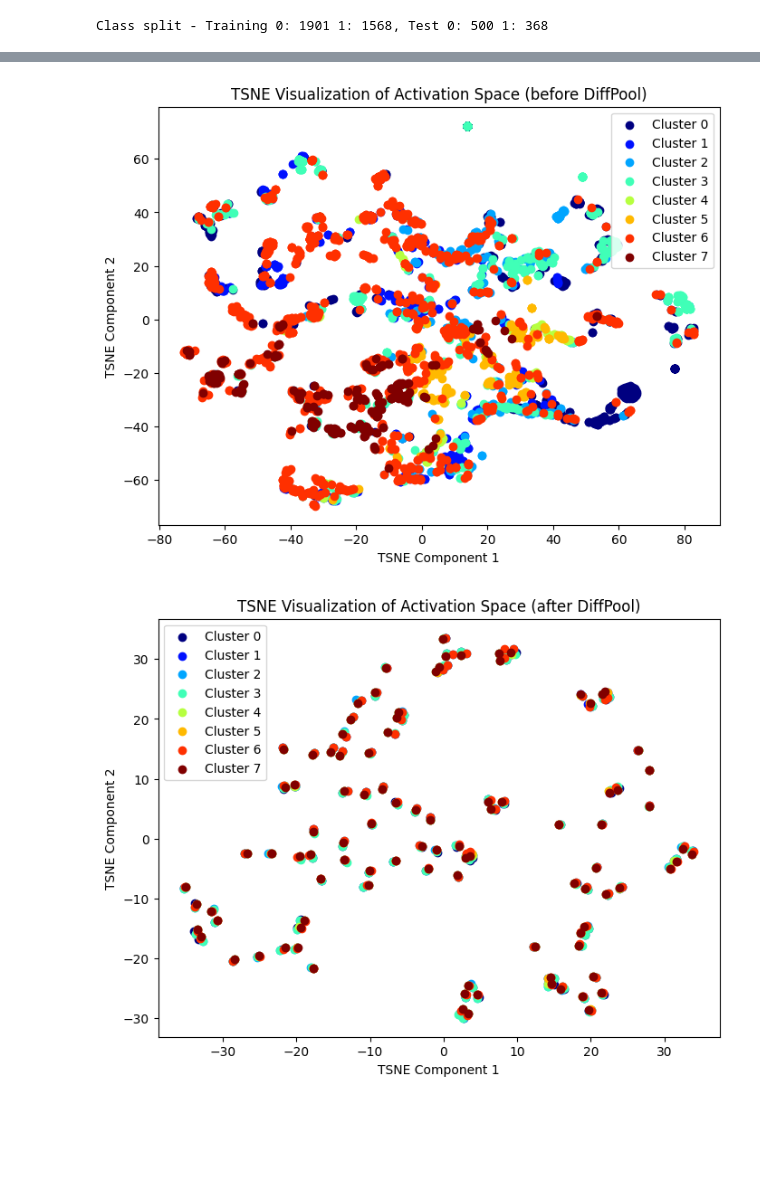
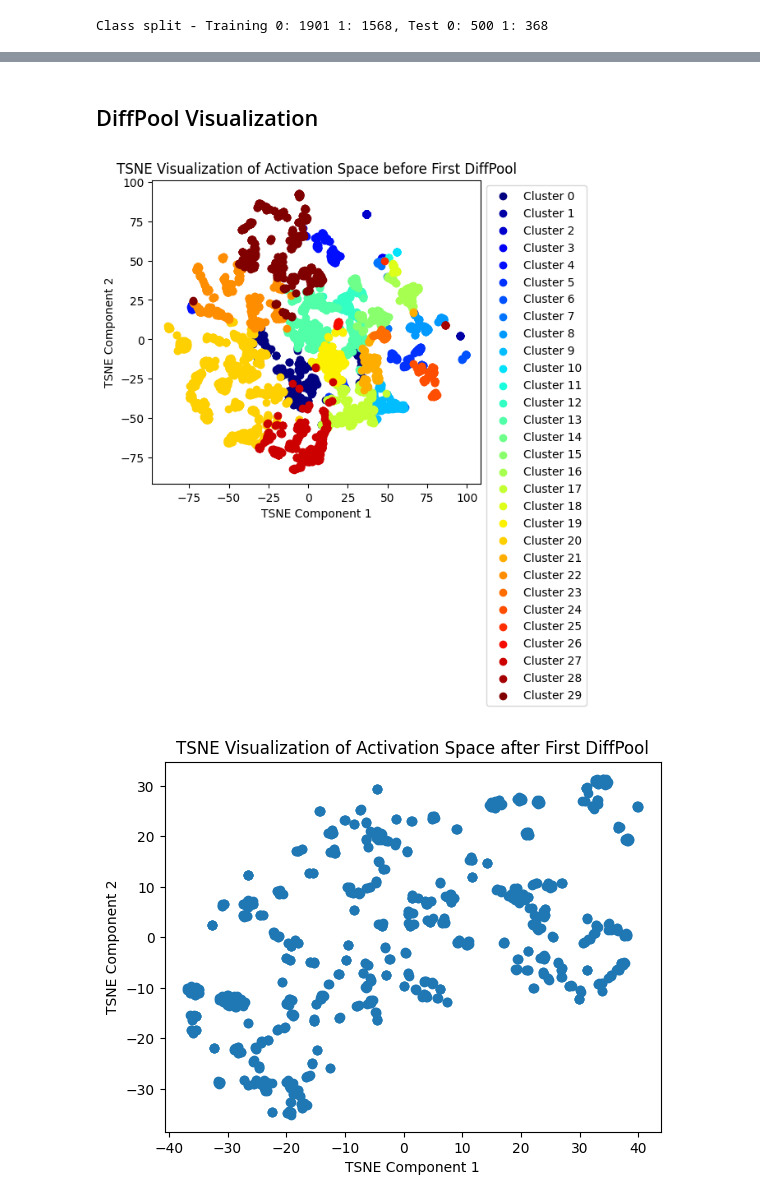
Before and after one commit to Stella-zjy/L65-GDL-project, a Jupyter notebook: GCN.ipynb, the cells around one changed output, grey strips where cells are left out. Saved outputs shown, nothing was run; the diff lists cells and outputs as text; code cells hidden in the pictures; blank space fills up the shorter version.

```diff
--- a/GCN.ipynb
+++ b/GCN.ipynb
@@ -318,0 +185,42 @@ def diffpool_plot(adj, activation_space_before, activation_space_after, cluster_
+# %% [markdown]
+## DiffPool Visualization
+# %%
+from sklearn.decomposition import PCA
+import matplotlib.pyplot as plt
+from sklearn.manifold import TSNE
+import umap
+from sklearn.cluster import KMeans
+
+
+# Get the actual number of nodes in each graph of the visual_data_batch
+# len(graph_node) = batch size of visual data loader
+def real_graph_node(visual_data_batch):
+    graph_nodes = []
+    batch_size = len(visual_data_batch)
+    for i in range(batch_size):
+        graph_nodes.append(visual_data_batch[i].num_nodes)
+    return graph_nodes
+
+
+def kmeans_clustering(features, k):
+    # Apply K-means clustering
+    kmeans = KMeans(n_clusters=k)
+    kmeans.fit(features)
+    # Get cluster labels and centroids
+    labels = kmeans.labels_
+    centroids = kmeans.cluster_centers_
+    return labels, centroids
+
+
+# Dimension Reduction for 2D visualization
+def dimension_reduction(features_np, DR_method):
+    if DR_method == 'PCA':
+        pca = PCA(n_components=2)
+        features_DR = pca.fit_transform(features_np)
+    elif DR_method == 'TSNE':
+        tsne = TSNE(n_components=2)
+        features_DR = tsne.fit_transform(features_np)
+    elif DR_method == 'UMAP':
+        reducer = umap.UMAP(n_components=2)
+        features_DR = reducer.fit_transform(features_np)
+    return features_DR
@@ -319,18 +358,19 @@ def diffpool_plot(adj, activation_space_before, activation_space_after, cluster_
 # %%
 for data in visual_data_loader:
 
     adj = to_dense_adj(data.edge_index, data.batch)
     batched_x = pad_features(data)
 
     graph_nodes = real_graph_node(data)
 
     out, _, _, out1, cluster_assignments1, out2, cluster_assignments2, out1before, out2before = model0(batched_x, adj, data.batch)
 
     break
 
 
-diffpool_plot(adj, out1before, out1, cluster_assignments1, graph_nodes, True, 'TSNE')
-diffpool_plot(adj, out2before, out2, cluster_assignments2, graph_nodes, False, 'TSNE')
+# diffpool_plot(adj, out1before, out1, cluster_assignments1, graph_nodes, True, 'TSNE')
+before_first_diffpool_plot(out1before, graph_nodes, 'TSNE', 30)
+after_first_diffpool_plot(out1, graph_nodes, cluster_assignments1, 'TSNE', 20)
 # %% [output]
-[figure, old version]
+[figure, new version]
-[figure, old version]
+[figure, new version]
```
Also changed, not shown: parts of 9 cells of this notebook, 2 other files.
